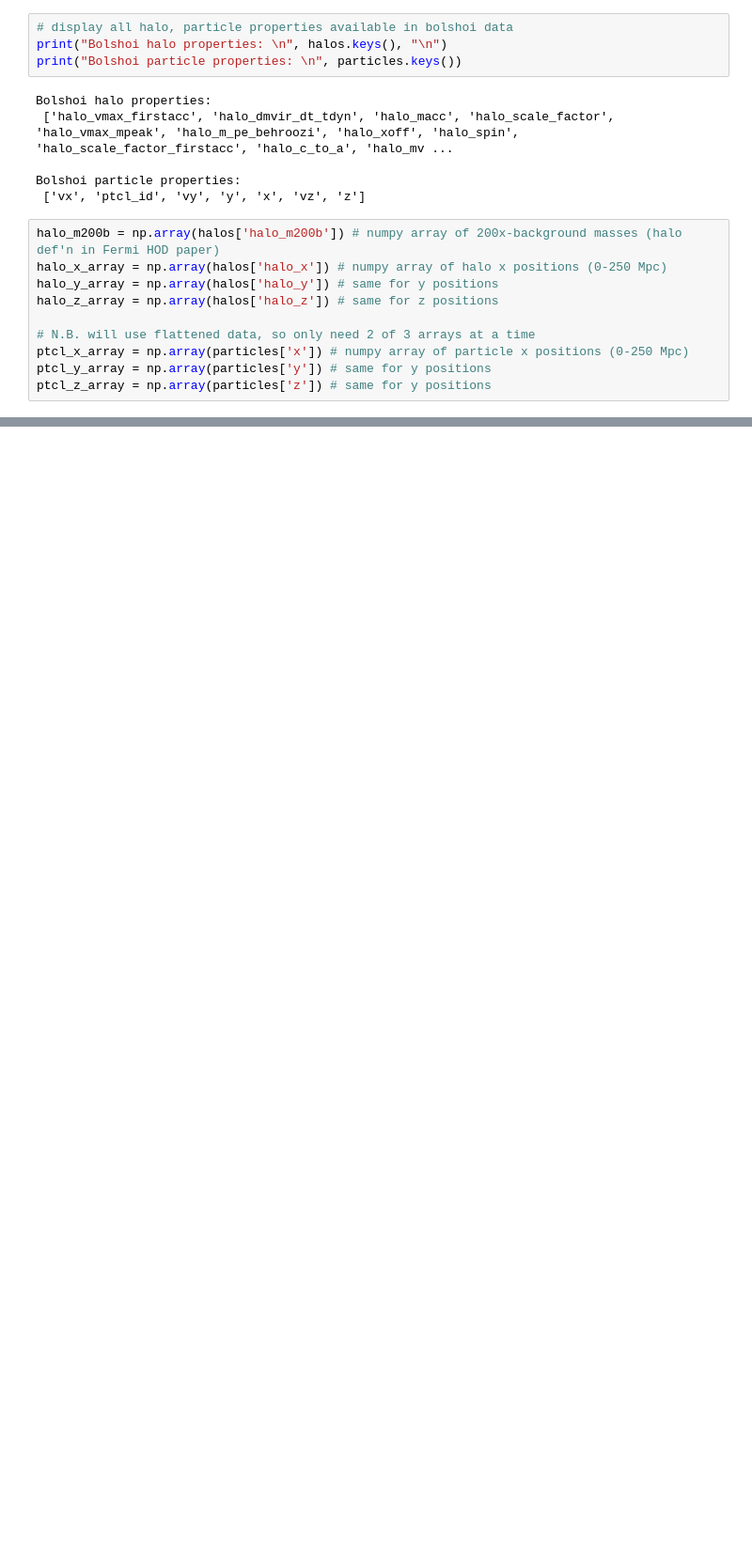
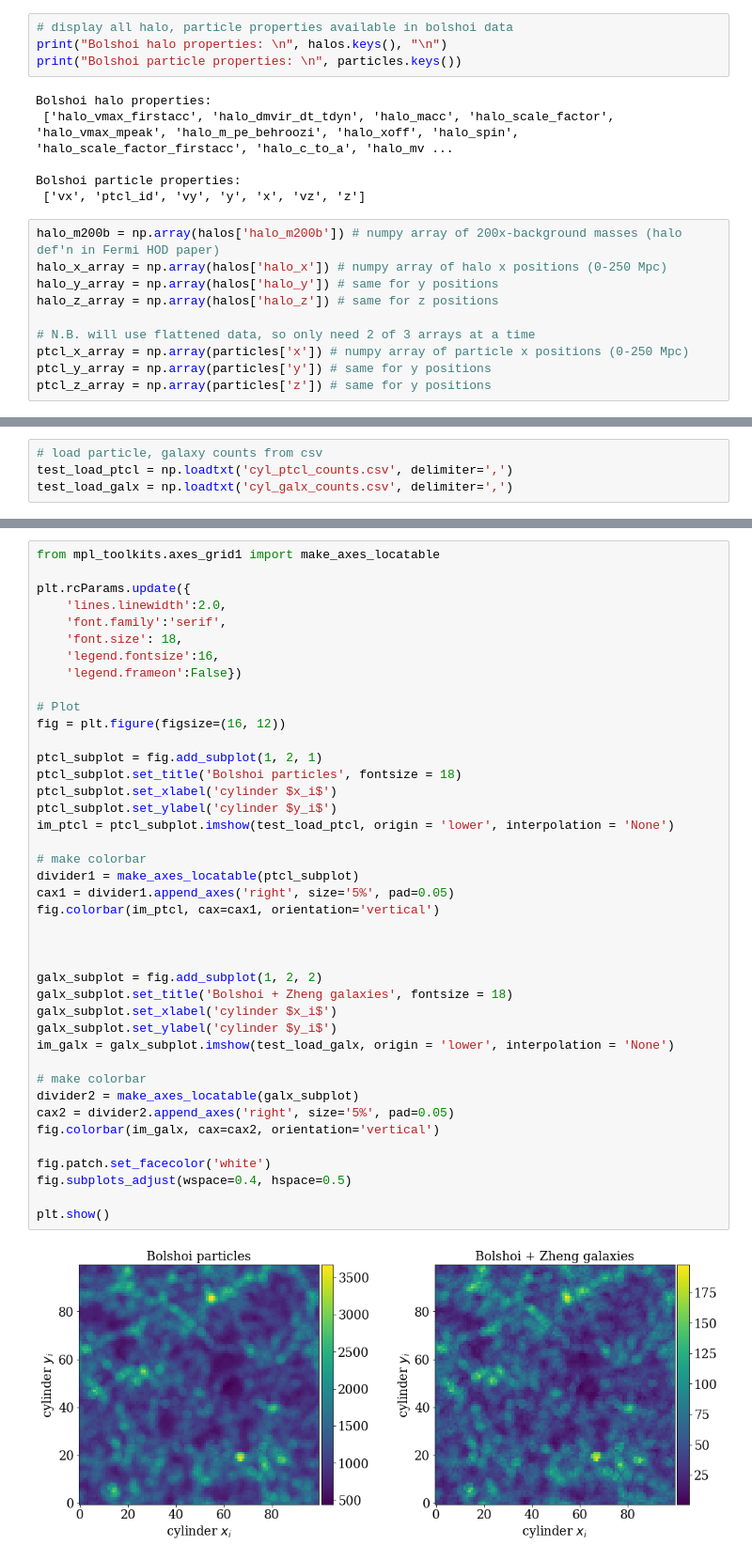
Before and after one commit to dylan-britt/stochasticity, a Jupyter notebook: zheng_cylinders.ipynb, the cells around one changed output, grey strips where cells are left out. Shown at 94% size. Saved outputs shown, nothing was run; the diff lists cells and outputs as text; blank space fills up the shorter version.

Commit message:
Update cylinder search

```diff
--- a/zheng_cylinders.ipynb
+++ b/zheng_cylinders.ipynb
@@ -219,0 +199,4 @@ NameError: name 'logM1_list' is not defined
+# %%
+# load particle, galaxy counts from csv
+test_load_ptcl = np.loadtxt('cyl_ptcl_counts.csv', delimiter=',')
+test_load_galx = np.loadtxt('cyl_galx_counts.csv', delimiter=',')
@@ -219,0 +210,43 @@ NameError: name 'logM1_list' is not defined
+# %%
+from mpl_toolkits.axes_grid1 import make_axes_locatable
+
+plt.rcParams.update({
+    'lines.linewidth':2.0,
+    'font.family':'serif',
+    'font.size': 18,
+    'legend.fontsize':16,
+    'legend.frameon':False})
+
+# Plot
+fig = plt.figure(figsize=(16, 12))
+
+ptcl_subplot = fig.add_subplot(1, 2, 1)
+ptcl_subplot.set_title('Bolshoi particles', fontsize = 18)
+ptcl_subplot.set_xlabel('cylinder $x_i$')
+ptcl_subplot.set_ylabel('cylinder $y_i$')
+im_ptcl = ptcl_subplot.imshow(test_load_ptcl, origin = 'lower', interpolation = 'None')
+
+# make colorbar
+divider1 = make_axes_locatable(ptcl_subplot)
+cax1 = divider1.append_axes('right', size='5%', pad=0.05)
+fig.colorbar(im_ptcl, cax=cax1, orientation='vertical')
+
+
+
+galx_subplot = fig.add_subplot(1, 2, 2)
+galx_subplot.set_title('Bolshoi + Zheng galaxies', fontsize = 18)
+galx_subplot.set_xlabel('cylinder $x_i$')
+galx_subplot.set_ylabel('cylinder $y_i$')
+im_galx = galx_subplot.imshow(test_load_galx, origin = 'lower', interpolation = 'None')
+
+# make colorbar
+divider2 = make_axes_locatable(galx_subplot)
+cax2 = divider2.append_axes('right', size='5%', pad=0.05)
+fig.colorbar(im_galx, cax=cax2, orientation='vertical')
+
+fig.patch.set_facecolor('white')
+fig.subplots_adjust(wspace=0.4, hspace=0.5)
+
+plt.show()
+# %% [output]
+[figure, added]
```
Also changed, not shown: parts of 11 cells of this notebook.
